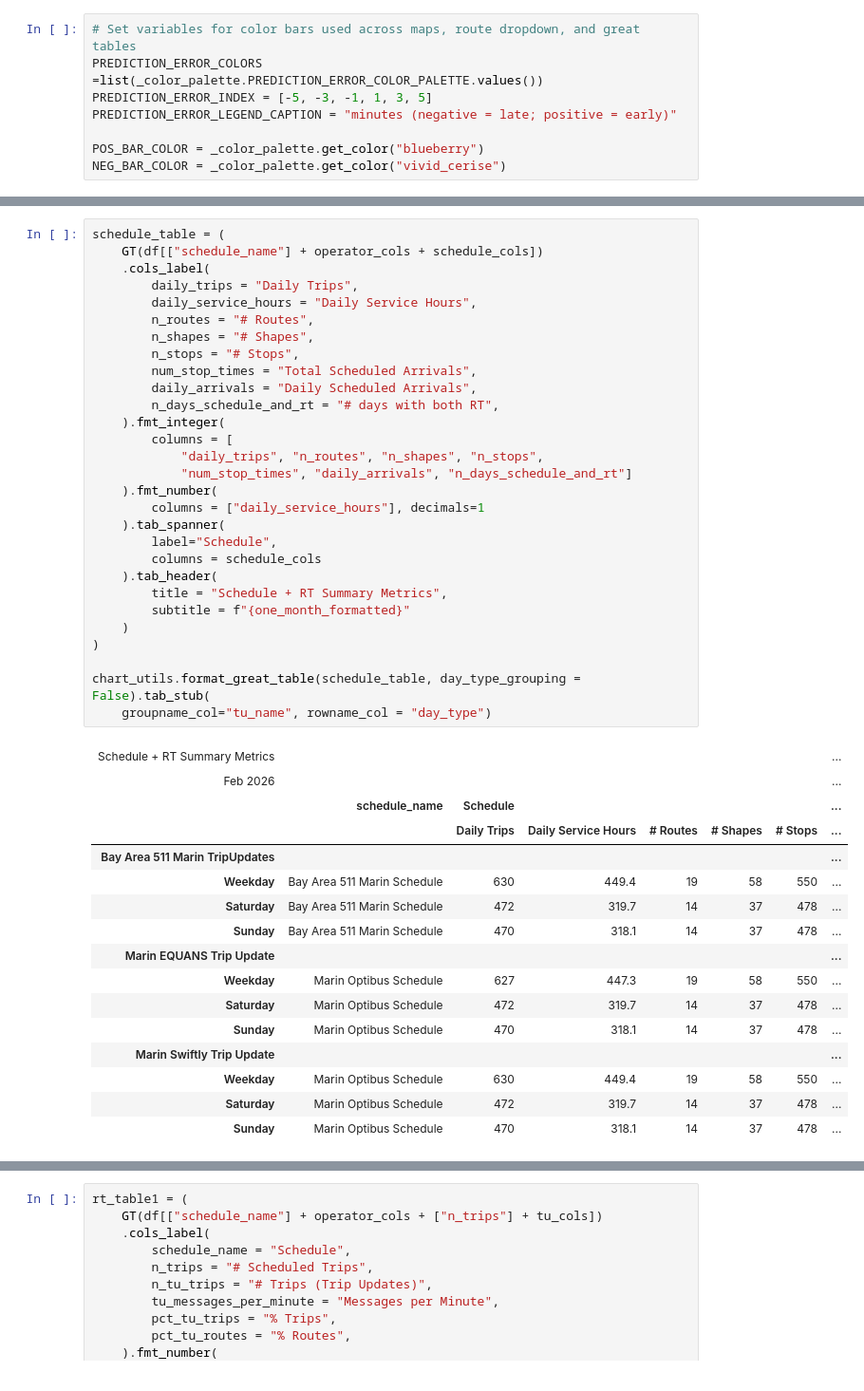
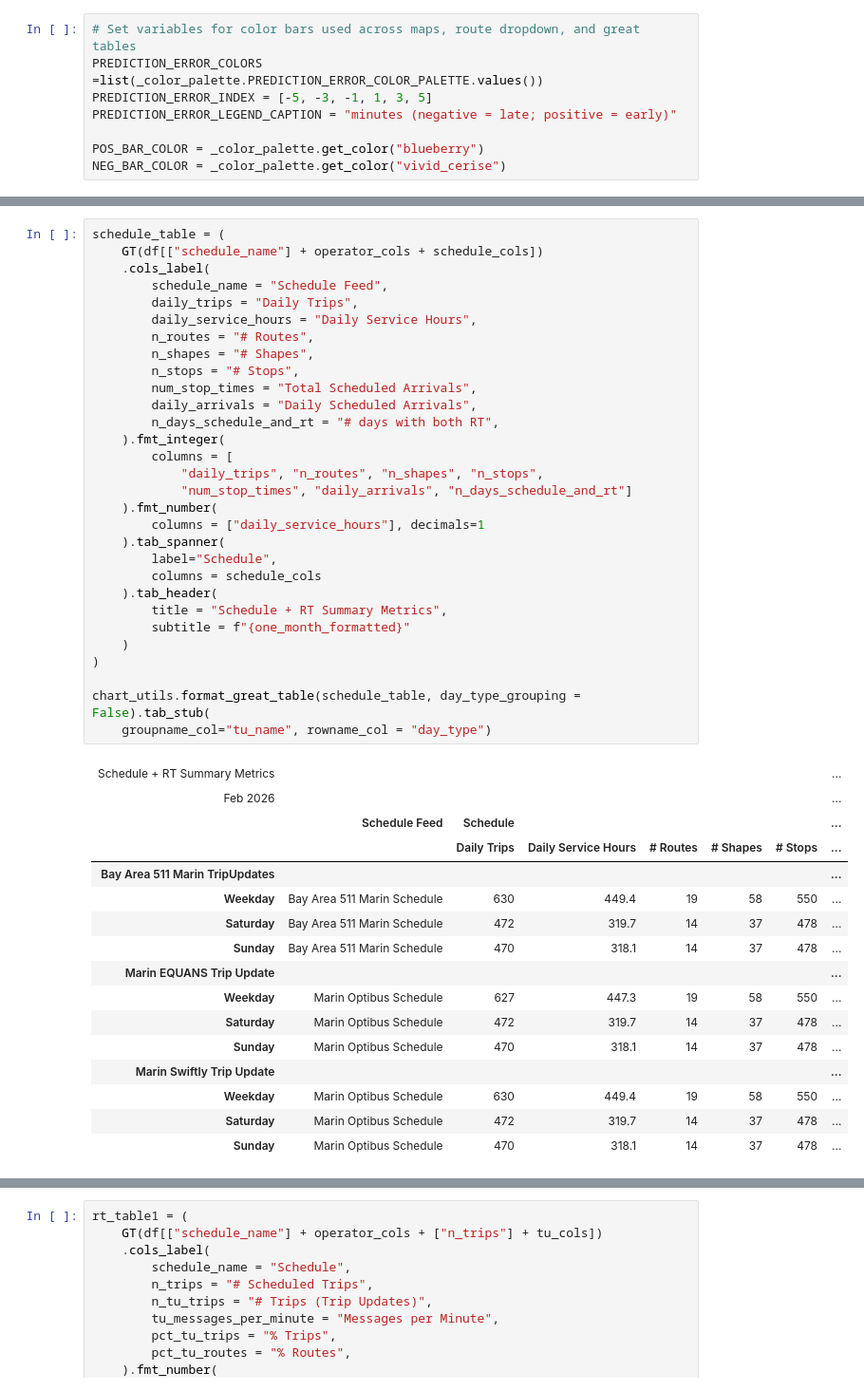
Before and after one commit to cal-itp/gtfs-curator, a Jupyter notebook: rt_predictions_marin/marin_operator.ipynb, the cells around one changed output, grey strips where cells are left out. Shown at 95% size. Drawn from its saved outputs; the diff is of its cells as text.

```diff
--- a/rt_predictions_marin/marin_operator.ipynb
+++ b/rt_predictions_marin/marin_operator.ipynb
@@ -66,35 +74,36 @@ NEG_BAR_COLOR = _color_palette.get_color("vivid_cerise")
 schedule_table = (
     GT(df[["schedule_name"] + operator_cols + schedule_cols])
     .cols_label(
+        schedule_name = "Schedule Feed",
         daily_trips = "Daily Trips",
         daily_service_hours = "Daily Service Hours",
         n_routes = "# Routes",
         n_shapes = "# Shapes",
         n_stops = "# Stops",
         num_stop_times = "Total Scheduled Arrivals",
         daily_arrivals = "Daily Scheduled Arrivals",
         n_days_schedule_and_rt = "# days with both RT",
     ).fmt_integer(
         columns = [
             "daily_trips", "n_routes", "n_shapes", "n_stops",
             "num_stop_times", "daily_arrivals", "n_days_schedule_and_rt"]
     ).fmt_number(
         columns = ["daily_service_hours"], decimals=1
     ).tab_spanner(
         label="Schedule",
         columns = schedule_cols
     ).tab_header(
         title = "Schedule + RT Summary Metrics",
         subtitle = f"{one_month_formatted}"
     )
 )
 
 chart_utils.format_great_table(schedule_table, day_type_grouping = False).tab_stub(
     groupname_col="tu_name", rowname_col = "day_type")
 # %% [output]
 | Schedule + RT Summary Metrics |  |  |  |  |  |  | ... |
 | Feb 2026 |  |  |  |  |  |  | ... |
-|  | schedule_name | Schedule |  |  |  |  | ... |
+|  | Schedule Feed | Schedule |  |  |  |  | ... |
 |  |  | Daily Trips | Daily Service Hours | # Routes | # Shapes | # Stops | ... |
 | Bay Area 511 Marin TripUpdates |  |  |  |  |  |  | ... |
 | Weekday | Bay Area 511 Marin Schedule | 630 | 449.4 | 19 | 58 | 550 | ... |
```
Also changed, not shown: parts of 5 cells of this notebook.
